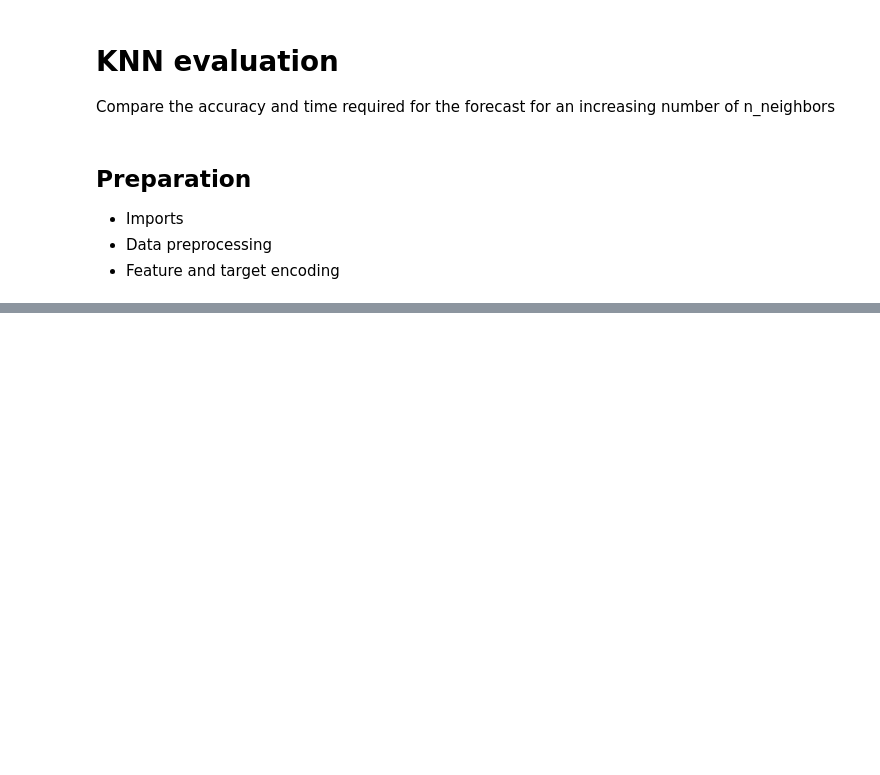
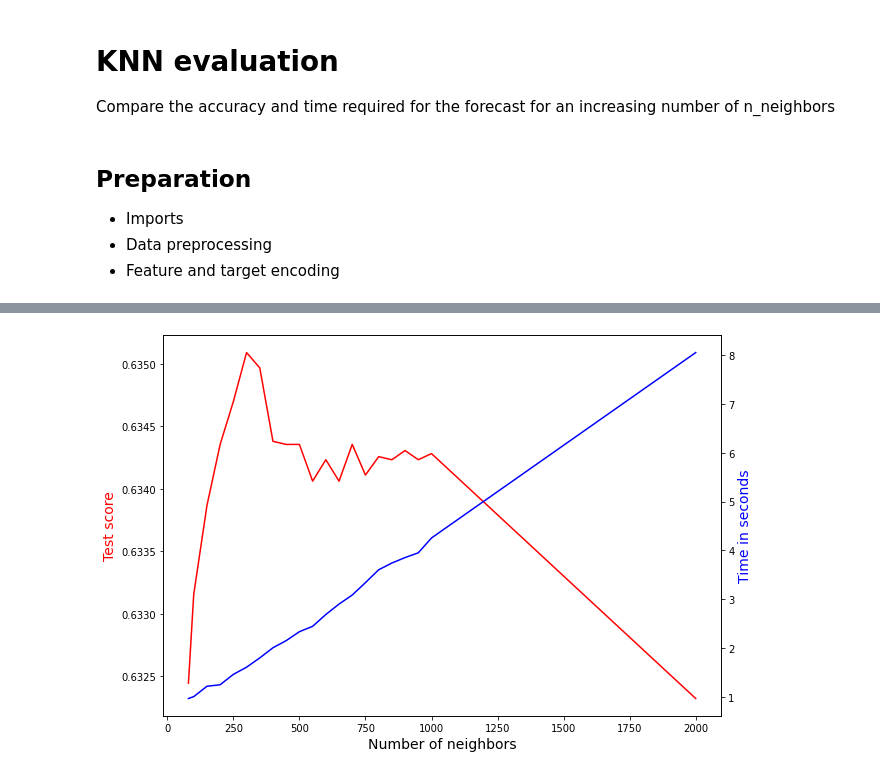
Before and after one commit to StephanHagge/data-mining, a Jupyter notebook: 5_evaluation/knn_evaluation.ipynb, the cells around one changed output, grey strips where cells are left out. Saved outputs shown, nothing was run; the diff lists cells and outputs as text; code cells hidden in the pictures; blank space fills up the shorter version.

```diff
--- a/5_evaluation/knn_evaluation.ipynb
+++ b/5_evaluation/knn_evaluation.ipynb
@@ -152,0 +158,17 @@ sns.relplot(data=results[results['mean_test_score'] > 0.632], x='n_neighbors', y
+# %%
+results_top = results[results['mean_test_score'] > 0.632]
+
+fig,ax = plt.subplots()
+ax.plot(results_top.n_neighbors, results_top.mean_test_score, color="red")
+ax.set_xlabel("Number of neighbors", fontsize=14)
+ax.set_ylabel("Test score", color="red", fontsize=14)
+
+ax2=ax.twinx()
+ax2.plot(results_top.n_neighbors, results_top.total_time, color="blue")
+ax2.set_ylabel("Time in seconds", color="blue", fontsize=14)
+
+fig.set_figwidth(10)
+fig.set_figheight(7)
+plt.show()
+# %% [output]
+[figure, added]
```
Also changed, not shown: parts of 6 cells of this notebook.
